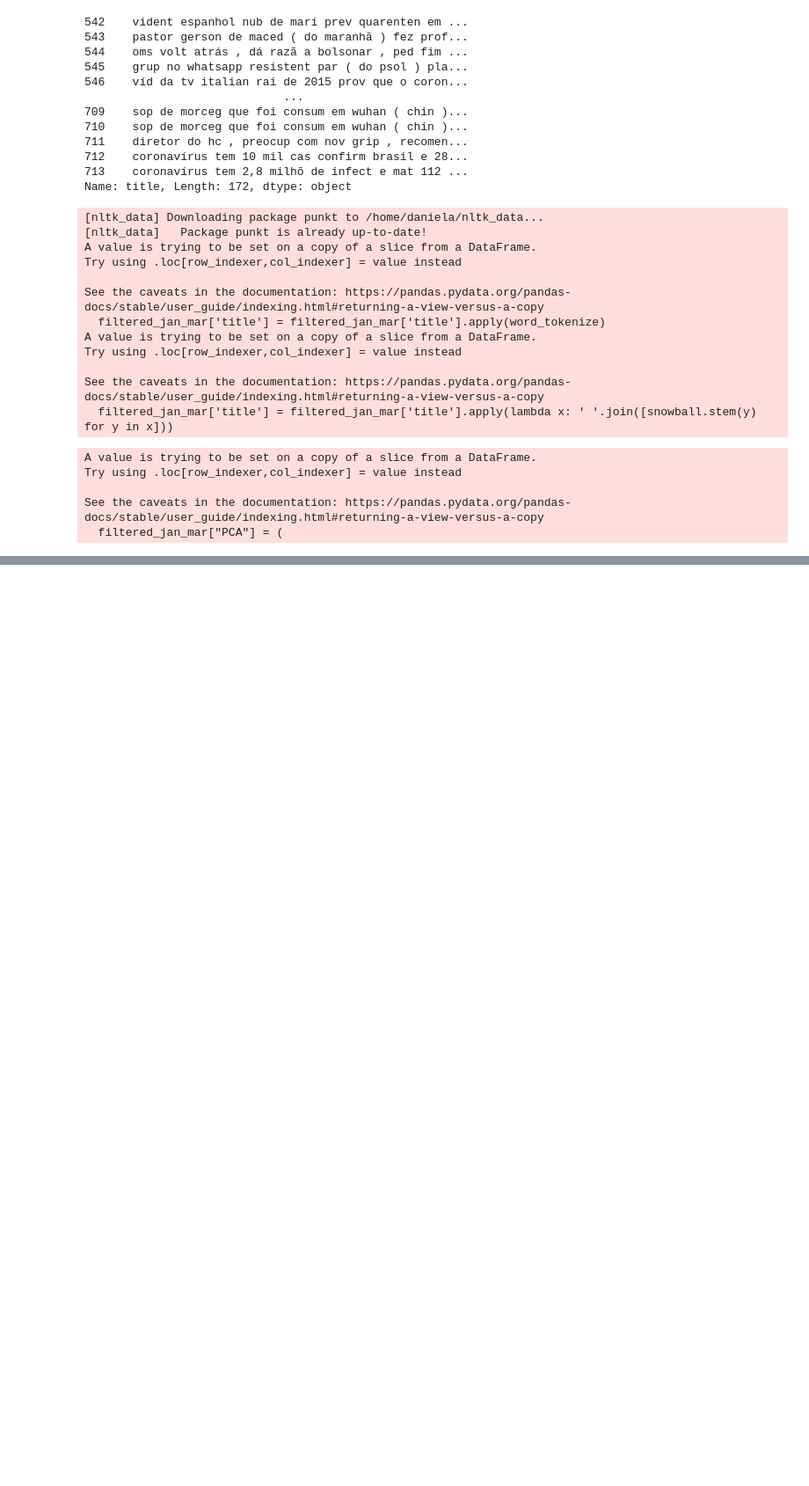
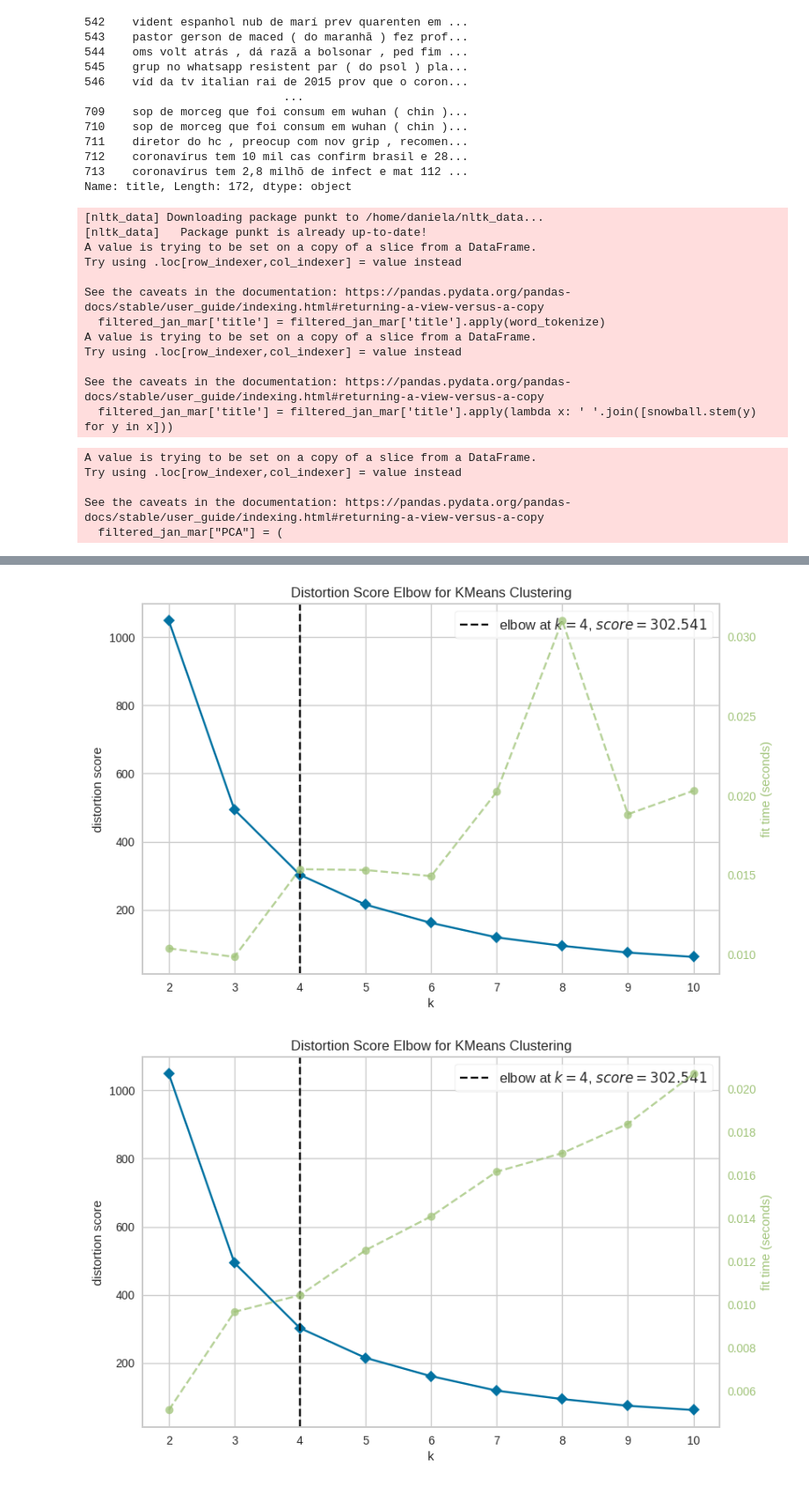
Before and after one commit to danielaczarref/python-kmeans-npl, a Jupyter notebook: VersaoFinal-JAN-MAR.ipynb, the cells around one changed output, grey strips where cells are left out. Shown at 88% size. Cells and saved outputs as stored; diff of their text form; code cells hidden in the pictures; blank space fills up the shorter version.

```diff
--- a/VersaoFinal-JAN-MAR.ipynb
+++ b/VersaoFinal-JAN-MAR.ipynb
@@ -509,0 +228,15 @@ TypeError: unhashable type: 'numpy.ndarray'
+# %%
+from yellowbrick.cluster import KElbowVisualizer
+
+silModel = filtered_jan_mar['PCA']
+silModel = np.array((list(silModel)))
+K = range(1, 10)
+
+for k in K:
+    kmeanModel = KMeans(n_clusters=k).fit(silModel)
+    elb_visualizer = KElbowVisualizer(kmeanModel)
+    elb_visualizer.fit(silModel)
+    elb_visualizer.show()
+# %% [output]
+[figure, added]
+[figure, added]
```
Also changed, not shown: parts of 42 cells of this notebook.
